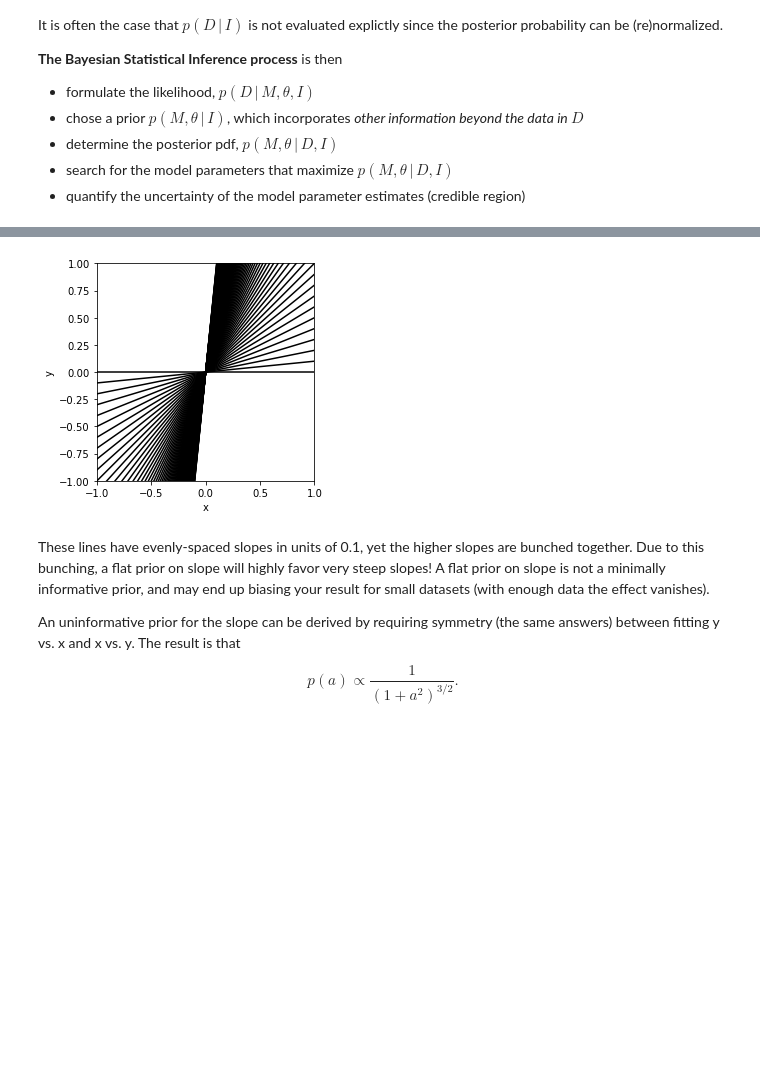
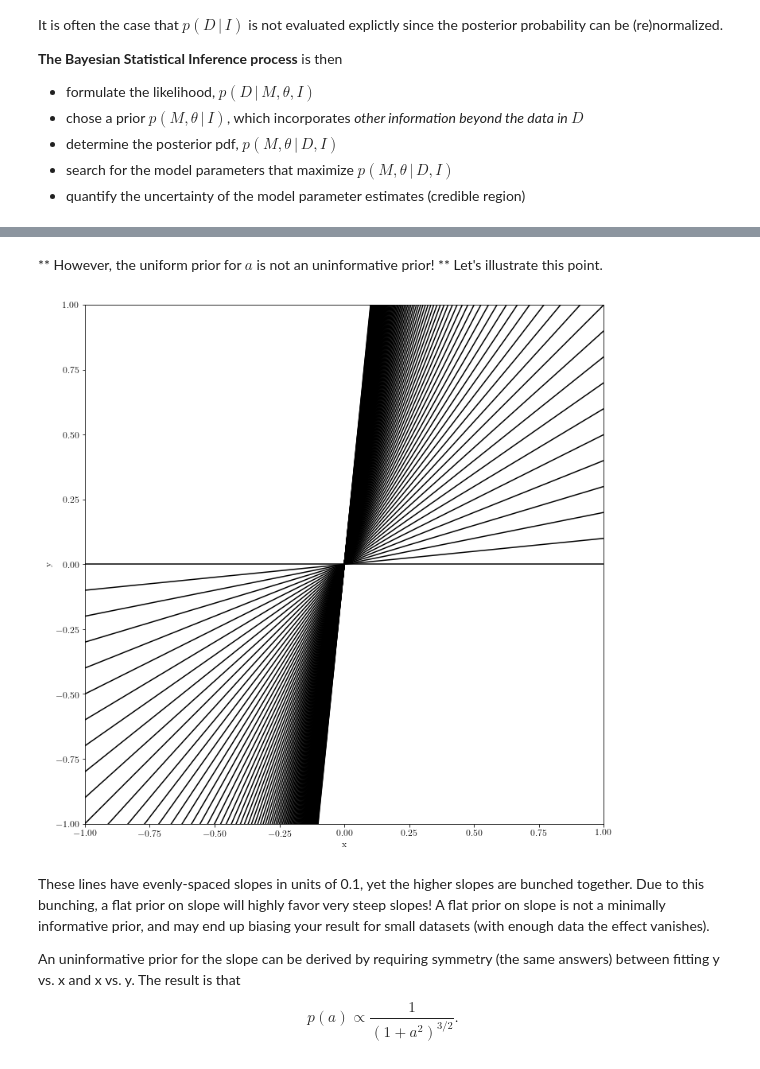
Before and after one commit to bayu-wilson/astr-324-s18, a Jupyter notebook: notebooks/Week-4-Thu.ipynb, the cells around one changed output, grey strips where cells are left out. Cells and saved outputs as stored; diff of their text form; code cells hidden in the pictures; blank space fills up the shorter version.

```diff
--- a/notebooks/Week-4-Thu.ipynb
+++ b/notebooks/Week-4-Thu.ipynb
@@ -101,16 +97,18 @@ the MLE values of $a$ and $b$ maximize the posterior probability, too.
+# %% [markdown]
+** However, the uniform prior for $a$ is not an uninformative prior! **   Let's illustrate this point.
 # %%
-fig, ax = plt.subplots(subplot_kw=dict(aspect='equal'))
+fig, ax = plt.subplots(subplot_kw=dict(aspect='equal'), figsize=(12, 12))
 x = np.linspace(-1, 1)
 
 for slope in np.arange(0, 10, 0.1):
     plt.plot(x, slope * x, '-k')
 
 ax.axis([-1, 1, -1, 1], aspect='equal');
 plt.xlabel('x')
 plt.ylabel('y')
 plt.show()
 # %% [output]
-[figure, old version]
+[figure, new version]
 # %% [markdown]
 These lines have evenly-spaced slopes in units of 0.1, yet the higher slopes
 are bunched together. Due to this bunching, a flat prior on slope will highly
```
Also changed, not shown: parts of 28 cells of this notebook.
